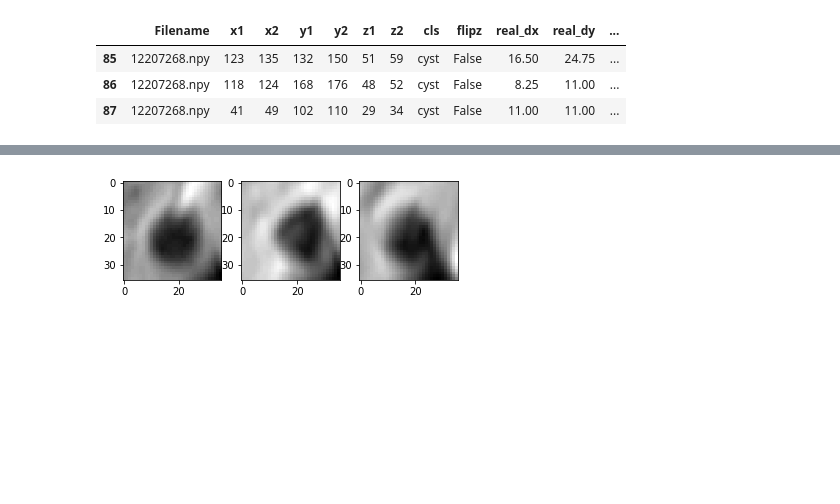
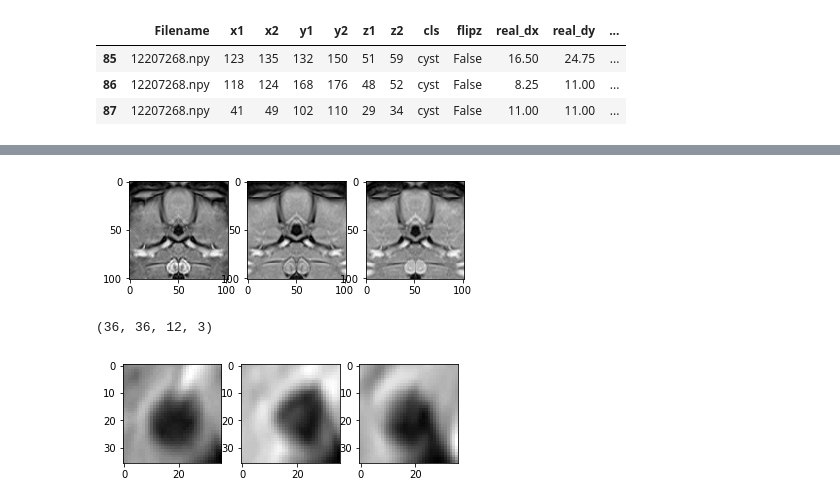
Before and after one commit to clintonjwang/voi-classifier, a Jupyter notebook: voi-extractor.ipynb, the cells around one changed output, grey strips where cells are left out. Drawn from its saved outputs; the diff is of its cells as text; code cells hidden in the pictures; blank space fills up the shorter version.

Commit message:
try self-reflected images

```diff
--- a/voi-extractor.ipynb
+++ b/voi-extractor.ipynb
@@ -318,3 +346,13 @@ hf.plot_section_auto(img)
+# %%
+img = generate_reflected_imgs(img)
+# %%
+hf.plot_section_auto(img)
+# %% [output]
+[figure, added]
+# %%
+img.shape
+# %% [output]
+(36, 36, 12, 3)
 # %%
 cls = "cyst"
 accnum = "12042703"
```
Also changed, not shown: parts of 8 cells of this notebook, 4 other files.
